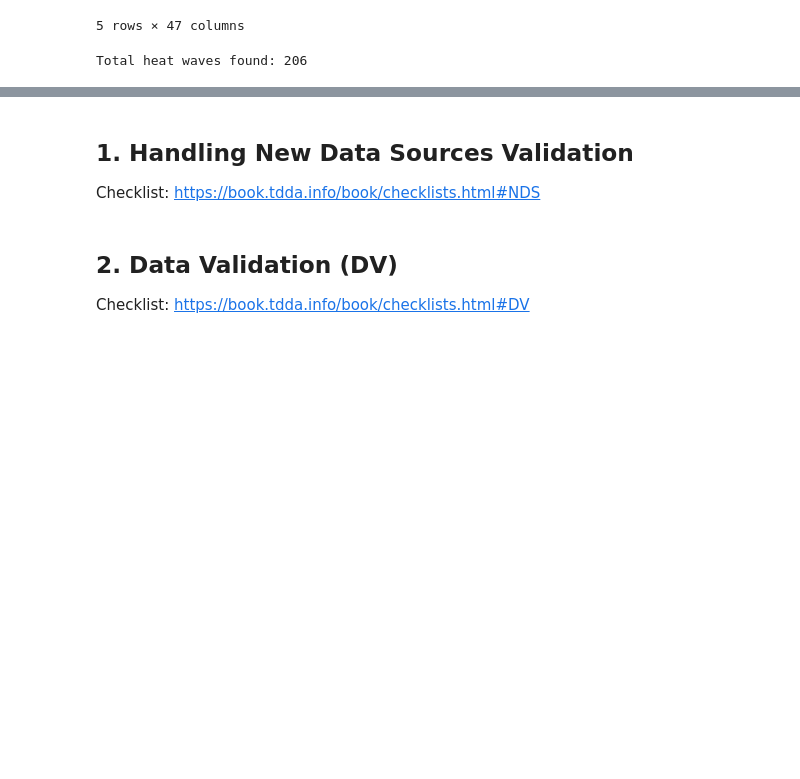
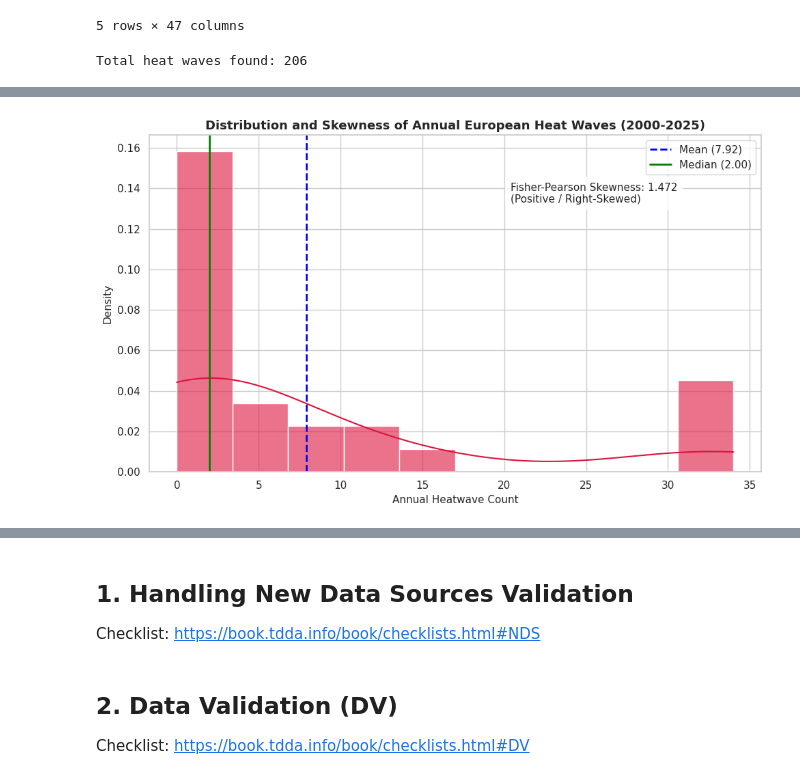
Before and after one commit to mjduarterosa/tdda-tutorial_emdat, a Jupyter notebook: notebooks/tdd_tutorial_EMDAT.ipynb, the cells around one changed output, grey strips where cells are left out. Cells and saved outputs as stored; diff of their text form; code cells hidden in the pictures; blank space fills up the shorter version.

```diff
--- a/notebooks/tdd_tutorial_EMDAT.ipynb
+++ b/notebooks/tdd_tutorial_EMDAT.ipynb
@@ -170,0 +310,40 @@ AttributeError: Rectangle.set() got an unexpected keyword argument 'marker'
+# %%
+import matplotlib.pyplot as plt
+import seaborn as sns
+from scipy.stats import skew
+
+# Calculate skewness metric on the complete annual heatwave counts (including zero years)
+counts = heatwaves_complete['Heatwave Count']
+skew_coef = skew(counts)
+mean_val = counts.mean()
+median_val = counts.median()
+
+plt.figure(figsize=(10, 6))
+sns.set_theme(style="whitegrid")
+
+# Density and Histogram distribution plot
+sns.histplot(counts, kde=True, color='crimson', bins=10, stat="density", alpha=0.6)
+
+# Visual lines for central tendency indicating skewness
+plt.axvline(mean_val, color='blue', linestyle='--', linewidth=2, label=f'Mean ({mean_val:.2f})')
+plt.axvline(median_val, color='green', linestyle='-', linewidth=2, label=f'Median ({median_val:.2f})')
+
+# Add details and title
+plt.title('Distribution and Skewness of Annual European Heat Waves (2000-2025)', fontsize=13, fontweight='bold')
+plt.xlabel('Annual Heatwave Count', fontsize=11)
+plt.ylabel('Density', fontsize=11)
+
+# Annotate the calculated skewness
+plt.text(
+    x=counts.max() * 0.6,
+    y=plt.gca().get_ylim()[1] * 0.8,
+    s=f'Fisher-Pearson Skewness: {skew_coef:.3f}\n(Positive / Right-Skewed)',
+    fontsize=11,
+    bbox=dict(facecolor='white', alpha=0.8, boxstyle='round,pad=0.5')
+)
+
+plt.legend()
+plt.tight_layout()
+plt.show()
+# %% [output]
+[figure, added]
```
Also changed, not shown: parts of 8 cells of this notebook.
